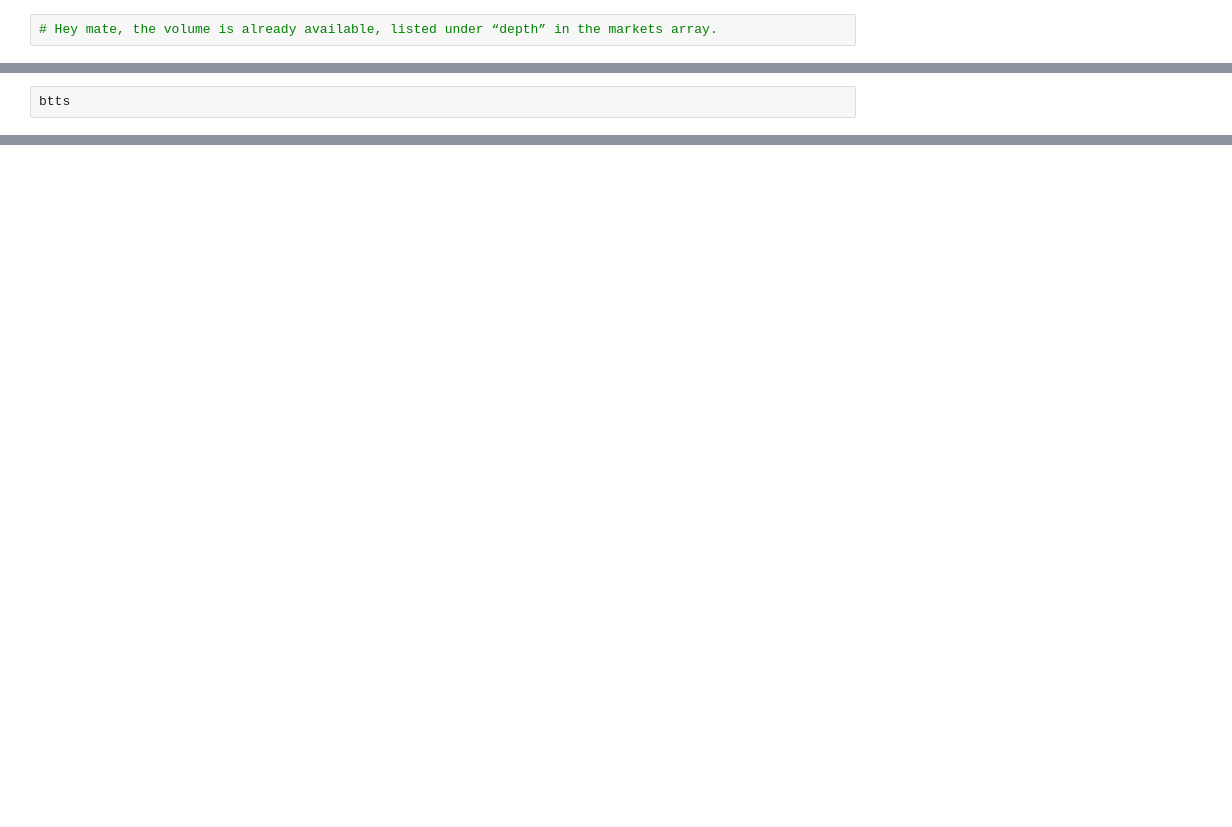
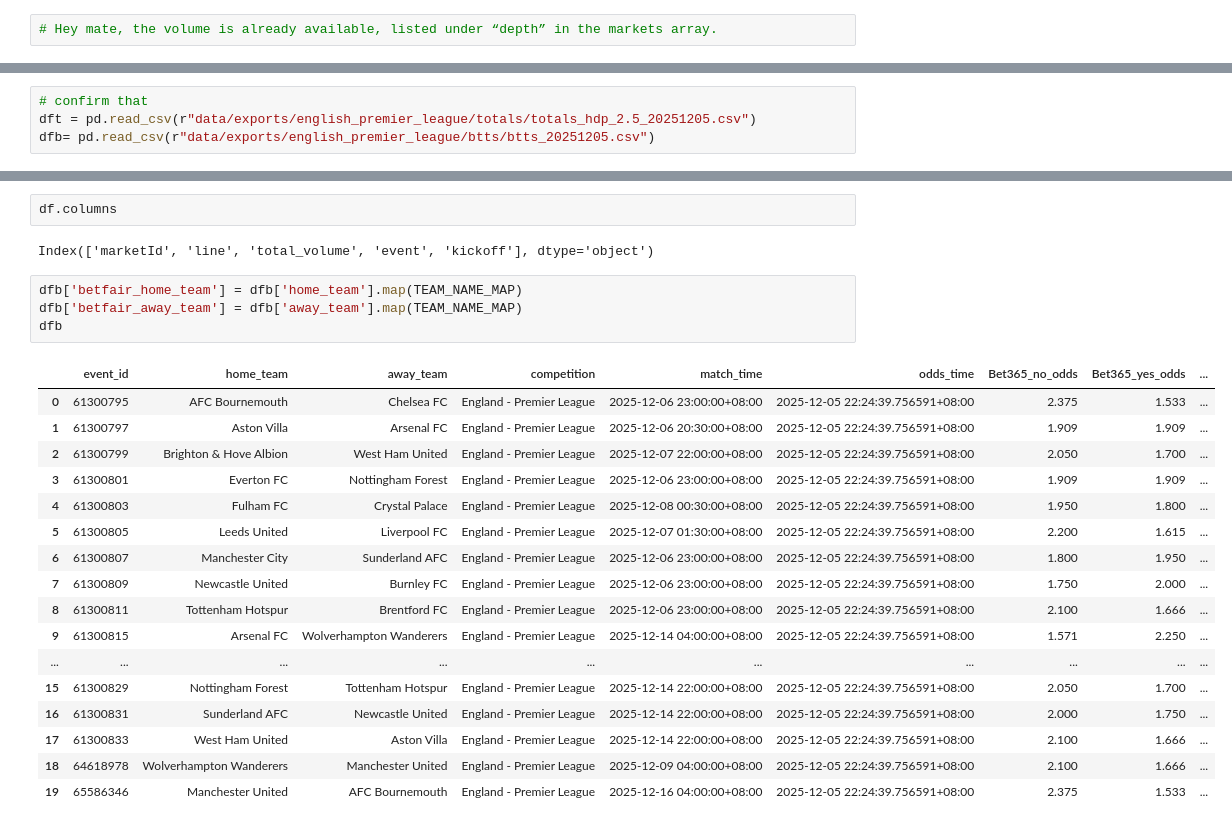
Before and after one commit to jzura/BookieGrabber, a Jupyter notebook: tester.ipynb, the cells around one changed output, grey strips where cells are left out. Cells and saved outputs as stored; diff of their text form; blank space fills up the shorter version.

Commit message:
testing: need to create a key to merge odds with totalVolume

```diff
--- a/tester.ipynb
+++ b/tester.ipynb
@@ -136,4 +75,6 @@ for bookmaker, markets in odds.get("bookmakers", {}).items():
                     })
 btts
 # %%
-btts
+# confirm that
+dft = pd.read_csv(r"data/exports/english_premier_league/totals/totals_hdp_2.5_20251205.csv")
+dfb= pd.read_csv(r"data/exports/english_premier_league/btts/btts_20251205.csv")
@@ -139,0 +130,26 @@ btts
+# %%
+df.columns
+# %% [output]
+Index(['marketId', 'line', 'total_volume', 'event', 'kickoff'], dtype='object')
+# %%
+dfb['betfair_home_team'] = dfb['home_team'].map(TEAM_NAME_MAP)
+dfb['betfair_away_team'] = dfb['away_team'].map(TEAM_NAME_MAP)
+dfb
+# %% [output]
+|  | event_id | home_team | away_team | competition | match_time | odds_time | Bet365_no_odds | Bet365_yes_odds | ... |
+| 0 | 61300795 | AFC Bournemouth | Chelsea FC | England - Premier League | 2025-12-06 23:00:00+08:00 | 2025-12-05 22:24:39.756591+08:00 | 2.375 | 1.533 | ... |
+| 1 | 61300797 | Aston Villa | Arsenal FC | England - Premier League | 2025-12-06 20:30:00+08:00 | 2025-12-05 22:24:39.756591+08:00 | 1.909 | 1.909 | ... |
+| 2 | 61300799 | Brighton & Hove Albion | West Ham United | England - Premier League | 2025-12-07 22:00:00+08:00 | 2025-12-05 22:24:39.756591+08:00 | 2.050 | 1.700 | ... |
+| 3 | 61300801 | Everton FC | Nottingham Forest | England - Premier League | 2025-12-06 23:00:00+08:00 | 2025-12-05 22:24:39.756591+08:00 | 1.909 | 1.909 | ... |
+| 4 | 61300803 | Fulham FC | Crystal Palace | England - Premier League | 2025-12-08 00:30:00+08:00 | 2025-12-05 22:24:39.756591+08:00 | 1.950 | 1.800 | ... |
+| 5 | 61300805 | Leeds United | Liverpool FC | England - Premier League | 2025-12-07 01:30:00+08:00 | 2025-12-05 22:24:39.756591+08:00 | 2.200 | 1.615 | ... |
+| 6 | 61300807 | Manchester City | Sunderland AFC | England - Premier League | 2025-12-06 23:00:00+08:00 | 2025-12-05 22:24:39.756591+08:00 | 1.800 | 1.950 | ... |
+| 7 | 61300809 | Newcastle United | Burnley FC | England - Premier League | 2025-12-06 23:00:00+08:00 | 2025-12-05 22:24:39.756591+08:00 | 1.750 | 2.000 | ... |
+| 8 | 61300811 | Tottenham Hotspur | Brentford FC | England - Premier League | 2025-12-06 23:00:00+08:00 | 2025-12-05 22:24:39.756591+08:00 | 2.100 | 1.666 | ... |
+| 9 | 61300815 | Arsenal FC | Wolverhampton Wanderers | England - Premier League | 2025-12-14 04:00:00+08:00 | 2025-12-05 22:24:39.756591+08:00 | 1.571 | 2.250 | ... |
+| ... | ... | ... | ... | ... | ... | ... | ... | ... | ... |
+| 15 | 61300829 | Nottingham Forest | Tottenham Hotspur | England - Premier League | 2025-12-14 22:00:00+08:00 | 2025-12-05 22:24:39.756591+08:00 | 2.050 | 1.700 | ... |
+| 16 | 61300831 | Sunderland AFC | Newcastle United | England - Premier League | 2025-12-14 22:00:00+08:00 | 2025-12-05 22:24:39.756591+08:00 | 2.000 | 1.750 | ... |
+| 17 | 61300833 | West Ham United | Aston Villa | England - Premier League | 2025-12-14 22:00:00+08:00 | 2025-12-05 22:24:39.756591+08:00 | 2.100 | 1.666 | ... |
+| 18 | 64618978 | Wolverhampton Wanderers | Manchester United | England - Premier League | 2025-12-09 04:00:00+08:00 | 2025-12-05 22:24:39.756591+08:00 | 2.100 | 1.666 | ... |
+| 19 | 65586346 | Manchester United | AFC Bournemouth | England - Premier League | 2025-12-16 04:00:00+08:00 | 2025-12-05 22:24:39.756591+08:00 | 2.375 | 1.533 | ... |
```
Also changed, not shown: parts of 11 cells of this notebook.
